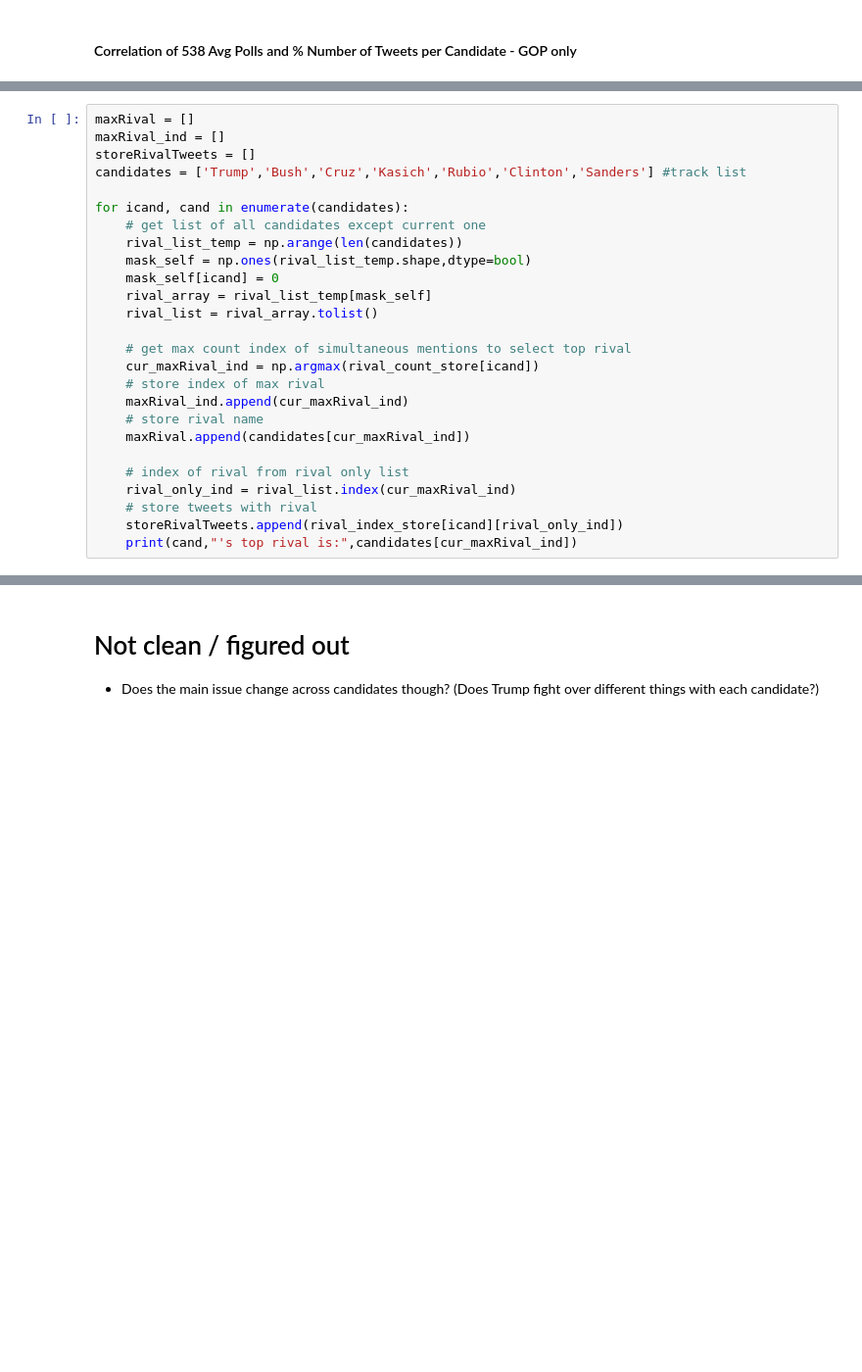
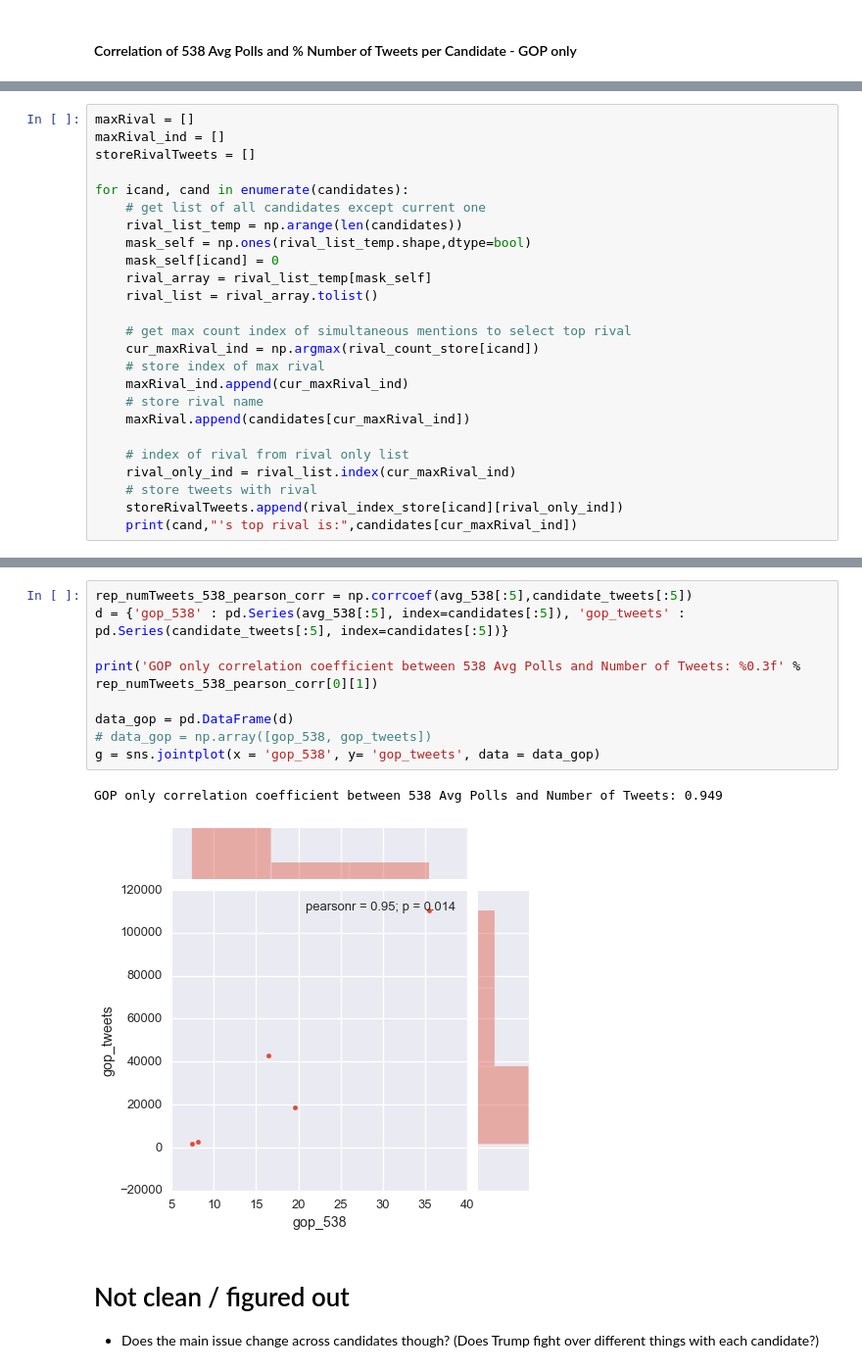
Before and after one commit to HoodPanther/pythoncode, a Jupyter notebook: tweetExplore.ipynb, the cells around one changed output, grey strips where cells are left out. Shown at 98% size. Cells and saved outputs as stored; diff of their text form; blank space fills up the shorter version.

```diff
--- a/tweetExplore.ipynb
+++ b/tweetExplore.ipynb
@@ -489,7 +481,6 @@ plt.yticks(x, candidates);
 maxRival = []
 maxRival_ind = []
 storeRivalTweets = []
-candidates = ['Trump','Bush','Cruz','Kasich','Rubio','Clinton','Sanders'] #track list
 
 for icand, cand in enumerate(candidates):
     # get list of all candidates except current one
@@ -517,3 +522,15 @@ for icand, cand in enumerate(candidates):
+# %%
+rep_numTweets_538_pearson_corr = np.corrcoef(avg_538[:5],candidate_tweets[:5])
+d = {'gop_538' : pd.Series(avg_538[:5], index=candidates[:5]), 'gop_tweets' : pd.Series(candidate_tweets[:5], index=candidates[:5])}
+
+print('GOP only correlation coefficient between 538 Avg Polls and Number of Tweets: %0.3f' % rep_numTweets_538_pearson_corr[0][1])
+
+data_gop = pd.DataFrame(d)
+# data_gop = np.array([gop_538, gop_tweets])
+g = sns.jointplot(x = 'gop_538', y= 'gop_tweets', data = data_gop)
+# %% [output]
+GOP only correlation coefficient between 538 Avg Polls and Number of Tweets: 0.949
+[figure, added]
 # %% [markdown]
 # Not clean / figured out
 
```
Also changed, not shown: parts of 17 cells of this notebook, 1 other file.
